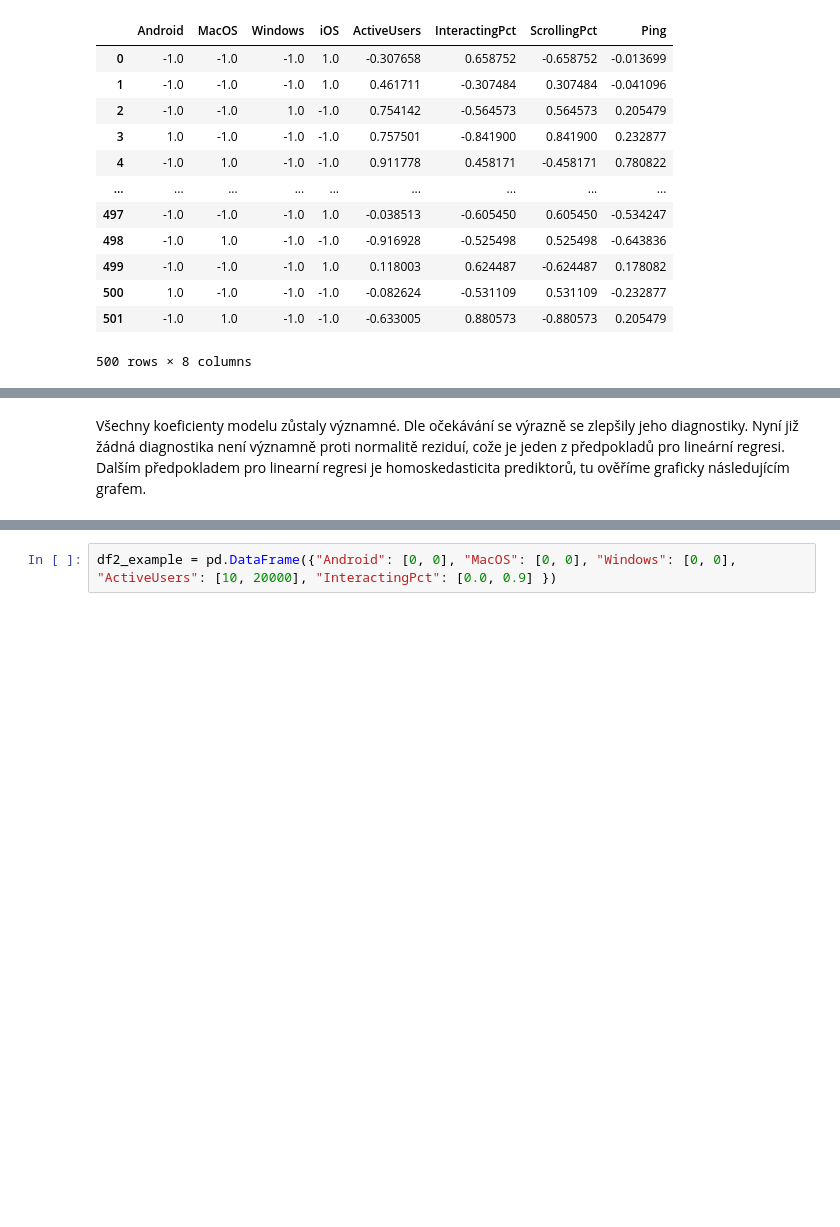
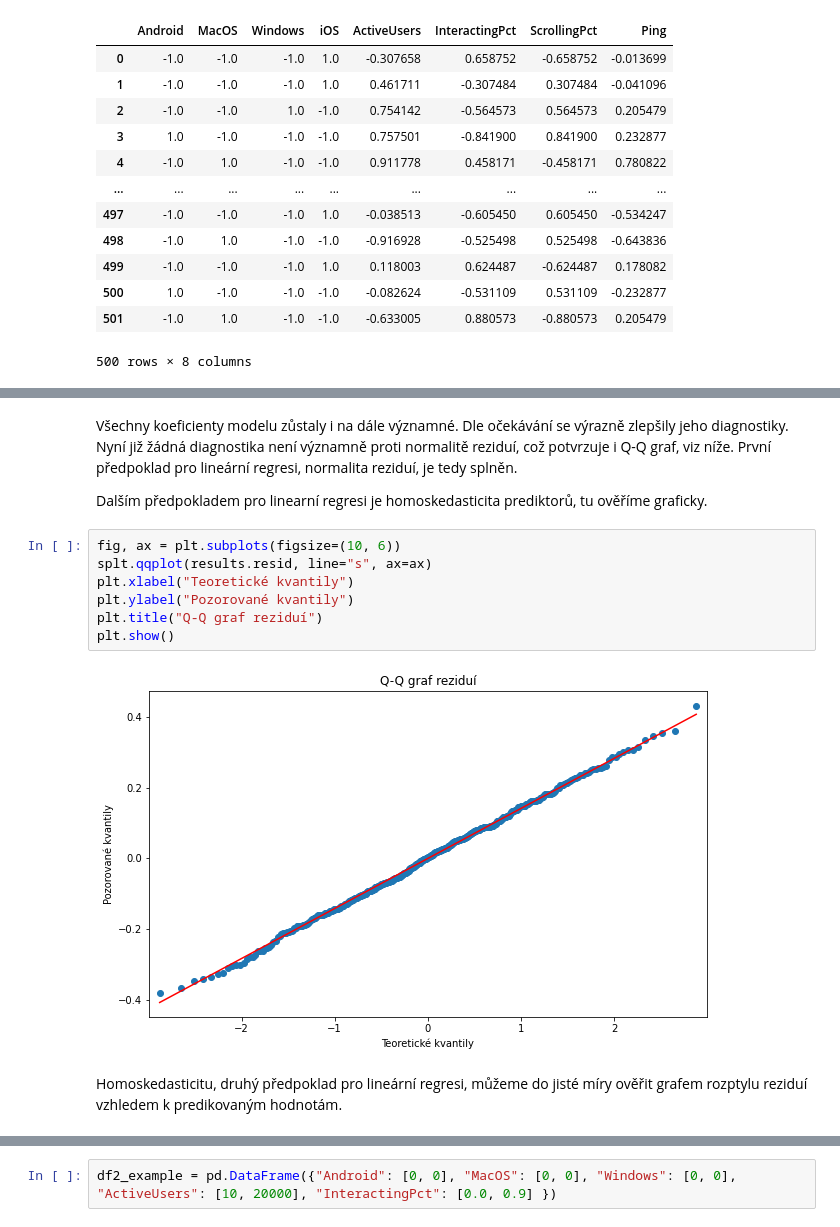
Before and after one commit to xmihol00/MSP, a Jupyter notebook: proj2/proj2.ipynb, the cells around one changed output, grey strips where cells are left out. Drawn from its saved outputs; the diff is of its cells as text; blank space fills up the shorter version.

```diff
--- a/proj2/proj2.ipynb
+++ b/proj2/proj2.ipynb
@@ -786,7 +808,20 @@ OLS Regression Results
 Notes:
 [1] Standard Errors assume that the covariance matrix of the errors is correctly specified.
 # %% [markdown]
-Všechny koeficienty modelu zůstaly významné. Dle očekávání se výrazně se zlepšily jeho diagnostiky. Nyní již žádná diagnostika není významně proti normalitě reziduí, cože je jeden z předpokladů pro lineární regresi. Dalším předpokladem pro linearní regresi je homoskedasticita prediktorů, tu ověříme graficky následujícím grafem.
+Všechny koeficienty modelu zůstaly i na dále významné. Dle očekávání se výrazně zlepšily jeho diagnostiky. Nyní již žádná diagnostika není významně proti normalitě reziduí, což potvrzuje i Q-Q graf, viz níže. První předpoklad pro lineární regresi, normalita reziduí, je tedy splněn.
+
+Dalším předpokladem pro linearní regresi je homoskedasticita prediktorů, tu ověříme graficky.
+# %%
+fig, ax = plt.subplots(figsize=(10, 6))
+splt.qqplot(results.resid, line="s", ax=ax)
+plt.xlabel("Teoretické kvantily")
+plt.ylabel("Pozorované kvantily")
+plt.title("Q-Q graf reziduí")
+plt.show()
+# %% [output]
+[figure, added]
+# %% [markdown]
+Homoskedasticitu, druhý předpoklad pro lineární regresi, můžeme do jisté míry ověřit grafem rozptylu reziduí vzhledem k predikovaným hodnotám.
 # %%
 plt.figure(figsize=(10, 6))
 plt.scatter(results.fittedvalues, results.resid)
```
Also changed, not shown: parts of 31 cells of this notebook.
